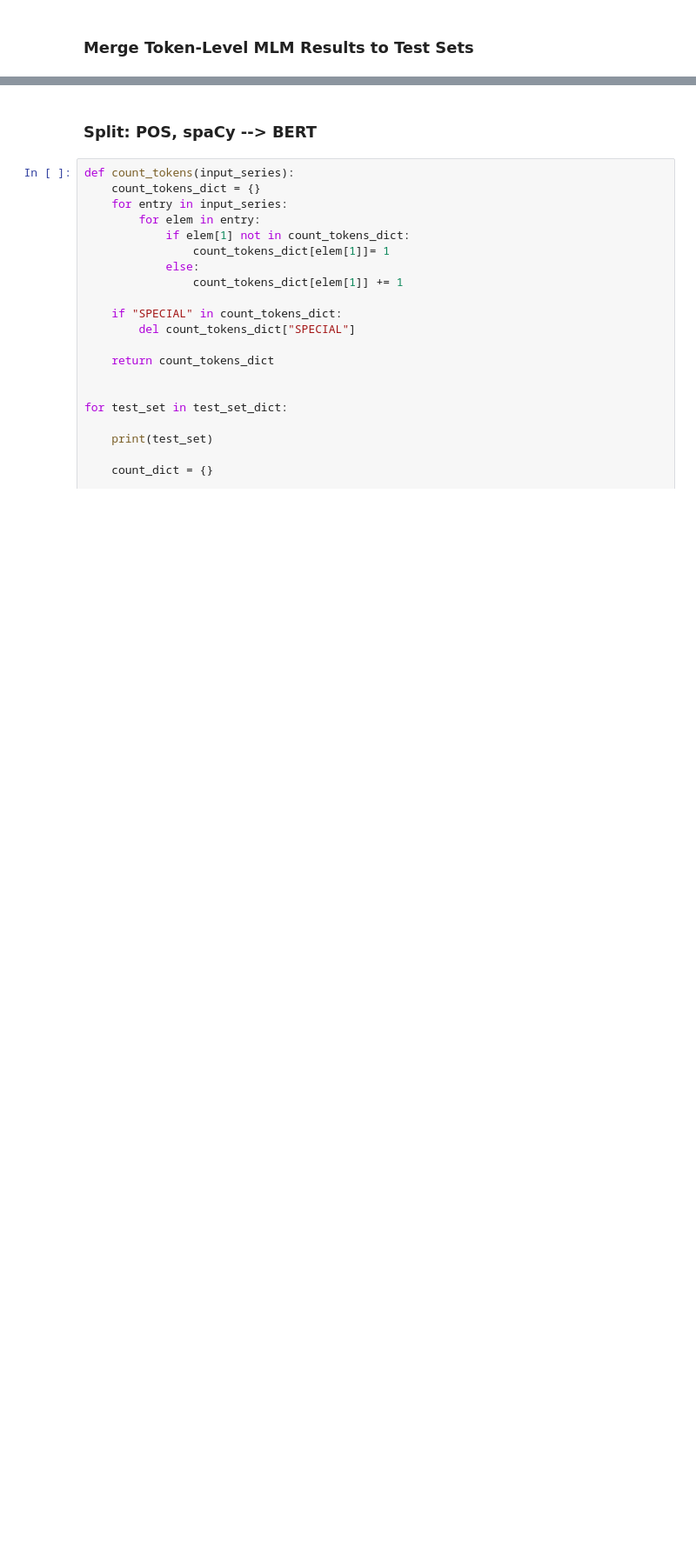
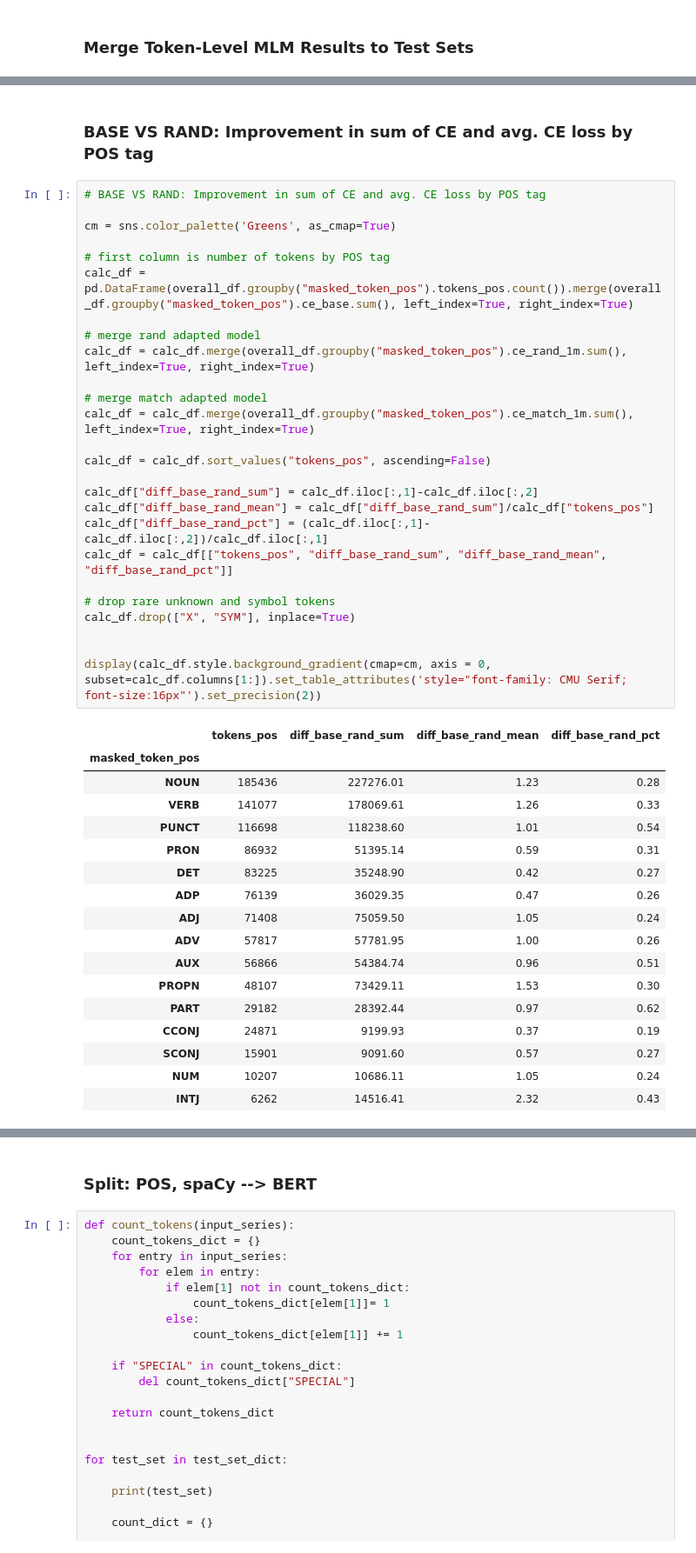
Before and after one commit to paul-rottger/gab-language-change, a Jupyter notebook: 5_evaluation/mlm/token_level_mlm_evaluation.ipynb, the cells around one changed output, grey strips where cells are left out. Shown at 87% size. Saved outputs shown, nothing was run; the diff lists cells and outputs as text; blank space fills up the shorter version.

```diff
--- a/5_evaluation/mlm/token_level_mlm_evaluation.ipynb
+++ b/5_evaluation/mlm/token_level_mlm_evaluation.ipynb
@@ -80,0 +156,46 @@ for test_set in full_df_dict:
+# %% [markdown]
+### BASE VS RAND: Improvement in sum of CE and avg. CE loss by POS tag
+# %%
+# BASE VS RAND: Improvement in sum of CE and avg. CE loss by POS tag
+
+cm = sns.color_palette('Greens', as_cmap=True)
+
+# first column is number of tokens by POS tag
+calc_df = pd.DataFrame(overall_df.groupby("masked_token_pos").tokens_pos.count()).merge(overall_df.groupby("masked_token_pos").ce_base.sum(), left_index=True, right_index=True)
+
+# merge rand adapted model
+calc_df = calc_df.merge(overall_df.groupby("masked_token_pos").ce_rand_1m.sum(), left_index=True, right_index=True)
+
+# merge match adapted model
+calc_df = calc_df.merge(overall_df.groupby("masked_token_pos").ce_match_1m.sum(), left_index=True, right_index=True)
+
+calc_df = calc_df.sort_values("tokens_pos", ascending=False)
+
+calc_df["diff_base_rand_sum"] = calc_df.iloc[:,1]-calc_df.iloc[:,2]
+calc_df["diff_base_rand_mean"] = calc_df["diff_base_rand_sum"]/calc_df["tokens_pos"]
+calc_df["diff_base_rand_pct"] = (calc_df.iloc[:,1]-calc_df.iloc[:,2])/calc_df.iloc[:,1]
+calc_df = calc_df[["tokens_pos", "diff_base_rand_sum", "diff_base_rand_mean", "diff_base_rand_pct"]]
+
+# drop rare unknown and symbol tokens
+calc_df.drop(["X", "SYM"], inplace=True)
+
+
+display(calc_df.style.background_gradient(cmap=cm, axis = 0, subset=calc_df.columns[1:]).set_table_attributes('style="font-family: CMU Serif; font-size:16px"').set_precision(2))
+# %% [output]
+|  | tokens_pos | diff_base_rand_sum | diff_base_rand_mean | diff_base_rand_pct |
+| masked_token_pos |  |  |  |  |
+| NOUN | 185436 | 227276.01 | 1.23 | 0.28 |
+| VERB | 141077 | 178069.61 | 1.26 | 0.33 |
+| PUNCT | 116698 | 118238.60 | 1.01 | 0.54 |
+| PRON | 86932 | 51395.14 | 0.59 | 0.31 |
+| DET | 83225 | 35248.90 | 0.42 | 0.27 |
+| ADP | 76139 | 36029.35 | 0.47 | 0.26 |
+| ADJ | 71408 | 75059.50 | 1.05 | 0.24 |
+| ADV | 57817 | 57781.95 | 1.00 | 0.26 |
+| AUX | 56866 | 54384.74 | 0.96 | 0.51 |
+| PROPN | 48107 | 73429.11 | 1.53 | 0.30 |
+| PART | 29182 | 28392.44 | 0.97 | 0.62 |
+| CCONJ | 24871 | 9199.93 | 0.37 | 0.19 |
+| SCONJ | 15901 | 9091.60 | 0.57 | 0.27 |
+| NUM | 10207 | 10686.11 | 1.05 | 0.24 |
+| INTJ | 6262 | 14516.41 | 2.32 | 0.43 |
```
Also changed, not shown: parts of 28 cells of this notebook, 1 other file.
